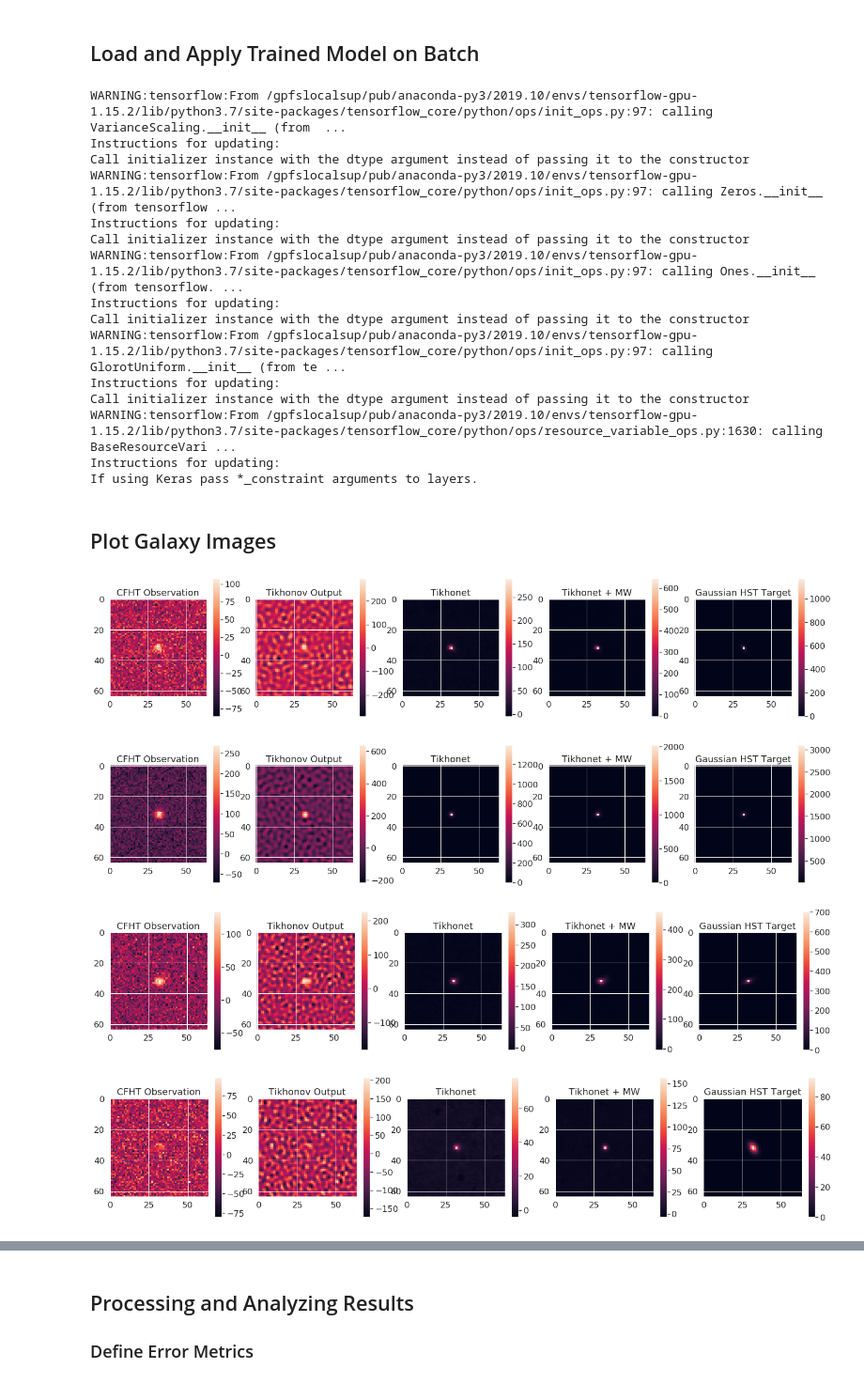
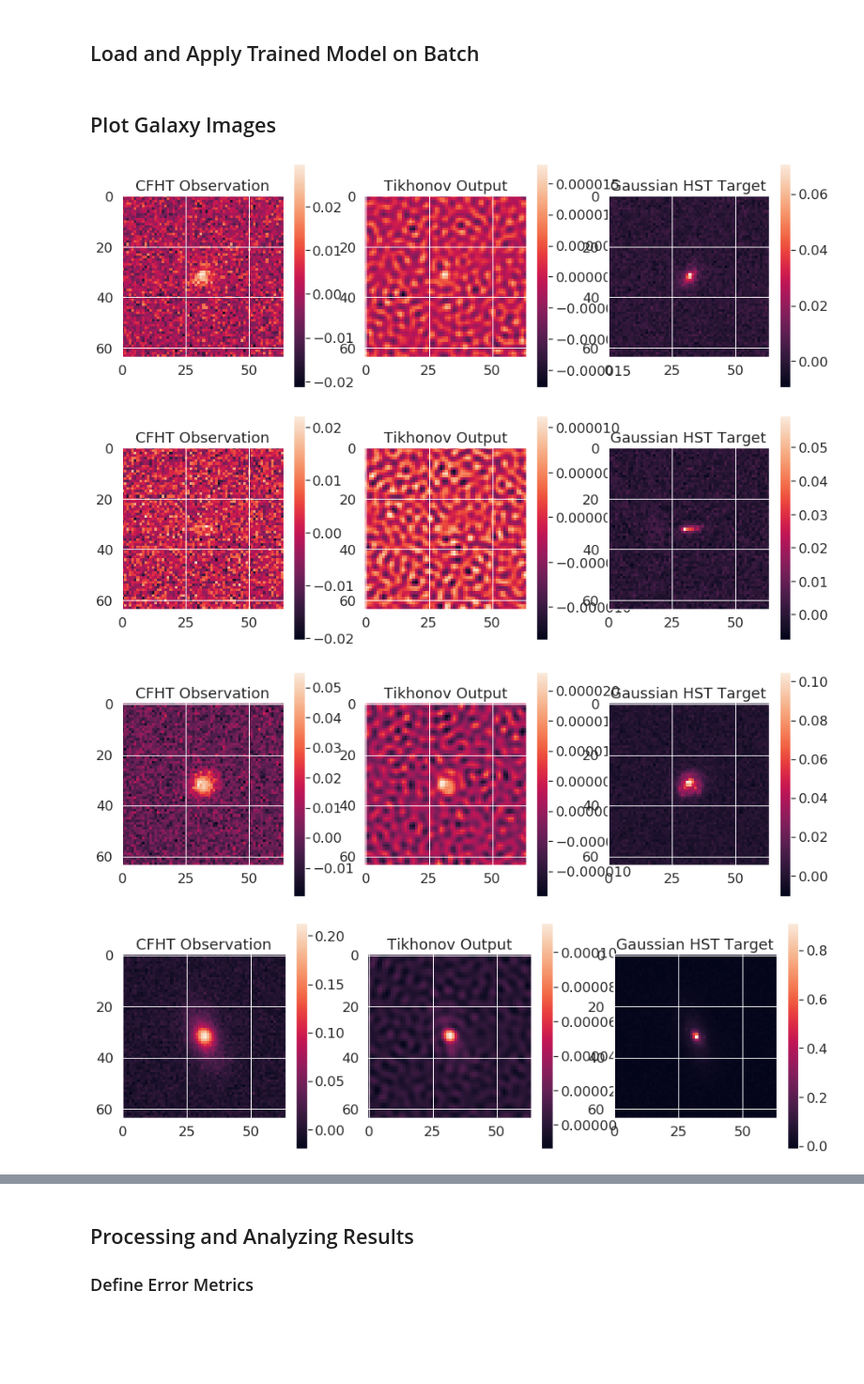
Before and after one commit to CosmoStat/ShapeDeconv, a Jupyter notebook: notebooks/UNET_Evaluation/extract_cfht_data.ipynb, the cells around one changed output, grey strips where cells are left out. Shown at 94% size. Cells and saved outputs as stored; diff of their text form; code cells hidden in the pictures; blank space fills up the shorter version.

```diff
--- a/notebooks/UNET_Evaluation/extract_cfht_data.ipynb
+++ b/notebooks/UNET_Evaluation/extract_cfht_data.ipynb
@@ -154,6 +154,10 @@ def pre_proc_unet(dico):
     dico['inputs_noiseless'] = tf.identity(dico['inputs'])
     noise = tf.random_normal(shape=tf.shape(dico['inputs']), mean=0.0, stddev=sigma_cfht, dtype=tf.float32)
     dico['inputs'] = dico['inputs'] + noise
+    # Normalize the Unet inputs to improve the training
+    norm_factor = 4e3
+    dico['inputs'] = dico['inputs']/norm_factor
+    dico['targets'] = dico['targets']/norm_factor
 
     # Second, we interpolate the image on a finer grid
     x_interpolant=tf.image.ResizeMethod.BICUBIC
@@ -177,7 +181,6 @@ def pre_proc_unet(dico):
     # inputs are given in K space
     # the output is in the direct space
     dico['inputs_tikho'] = gf.kconvolve(dico['inputs_tikho'], psf_hst,zero_padding_factor=1,interp_factor=interp_factor)
-    dico['inputs_tikho'] = dico['inputs_tikho'][0,...]
 
     return dico
 # %% [markdown]
@@ -185,8 +188,8 @@ def pre_proc_unet(dico):
 # %%
 # Let's create an instance of the hsc_problem
 Modes = tf.estimator.ModeKeys
-problem128 = problems.problem('attrs2img_cosmos_parametric_cfht2hst')
-dset = problem128.dataset(Modes.EVAL, data_dir=data_path+'attrs2img_cosmos_parametric_cfht2hst/')
+problem128 = problems.problem('attrs2img_cosmos_cfht2hst')
+dset = problem128.dataset(Modes.EVAL, data_dir=data_path+'attrs2img_cosmos_cfht2hst/')
 dset = dset.repeat()
 dset = dset.map(pre_proc_unet)
 
@@ -234,73 +237,40 @@ Use `for ... in dataset:` to iterate over a dataset. If using `tf.estimator`, re
 # %% [markdown]
 ## Load and Apply Trained Model on Batch
 # %%
-model_name = 'tikhonet_None-constraint_scales-4_steps-625_epochs-10_growth_rate-12_batch_size-128_activationfunction-relu'
-# mw: multi-window shape constraint
-model_mw_name = 'tikhonet_multi-constraint_scales-4_gamma-1.0_shearlet-3_steps-625_epochs-10_growth_rate-12_batch_size-128_activationfunction-relu'
-model = tf.keras.models.load_model(model_dir+model_name, compile=False)
-model_mw = tf.keras.models.load_model(model_dir+model_mw_name, compile=False)
-res = model(batch['inputs_tikho'])
-res_np = tf.keras.backend.eval(res)[...,0]
-res_mw = model_mw(batch['inputs_tikho'])
-res_mw_np = tf.keras.backend.eval(res_mw)[...,0]
-
 for key in ['inputs', 'psf_hst', 'targets', 'psf_cfht', 'inputs_cfht', 'inputs_tikho']:
     batch[key] = batch[key][...,0]
 
 # generate the psfs in the spatial domain
-psf_hst = np.fft.ifftshift(np.fft.irfft2(batch['psf_hst'][0]))
-psf_tile_cfht = np.array([np.fft.ifftshift(np.fft.irfft2(p)) for p in batch['psf_cfht']])
+shape = batch['inputs'].shape[1:]
+psf_hst = np.fft.ifftshift(np.fft.irfft2(batch['psf_hst'][0], s=shape))
+psf_tile_cfht = np.array([np.fft.ifftshift(np.fft.irfft2(p, s=shape)) for p in batch['psf_cfht']])
 # make psf tiles
 psf_tile_hst = np.repeat(psf_hst[np.newaxis, :, :], k_batch*n_batch, axis=0)
 # psf_tile_cfht = np.repeat(psf_cfht[np.newaxis, :, :], k_batch*n_batch, axis=0)
-# %% [output]
-WARNING:tensorflow:From /gpfslocalsup/pub/anaconda-py3/2019.10/envs/tensorflow-gpu-1.15.2/lib/python3.7/site-packages/tensorflow_core/python/ops/init_ops.py:97: calling VarianceScaling.__init__ (from  ...
-Instructions for updating:
-Call initializer instance with the dtype argument instead of passing it to the constructor
-WARNING:tensorflow:From /gpfslocalsup/pub/anaconda-py3/2019.10/envs/tensorflow-gpu-1.15.2/lib/python3.7/site-packages/tensorflow_core/python/ops/init_ops.py:97: calling Zeros.__init__ (from tensorflow ...
-Instructions for updating:
-Call initializer instance with the dtype argument instead of passing it to the constructor
-WARNING:tensorflow:From /gpfslocalsup/pub/anaconda-py3/2019.10/envs/tensorflow-gpu-1.15.2/lib/python3.7/site-packages/tensorflow_core/python/ops/init_ops.py:97: calling Ones.__init__ (from tensorflow. ...
-Instructions for updating:
-Call initializer instance with the dtype argument instead of passing it to the constructor
-WARNING:tensorflow:From /gpfslocalsup/pub/anaconda-py3/2019.10/envs/tensorflow-gpu-1.15.2/lib/python3.7/site-packages/tensorflow_core/python/ops/init_ops.py:97: calling GlorotUniform.__init__ (from te ...
-Instructions for updating:
-Call initializer instance with the dtype argument instead of passing it to the constructor
-WARNING:tensorflow:From /gpfslocalsup/pub/anaconda-py3/2019.10/envs/tensorflow-gpu-1.15.2/lib/python3.7/site-packages/tensorflow_core/python/ops/resource_variable_ops.py:1630: calling BaseResourceVari ...
-Instructions for updating:
-If using Keras pass *_constraint arguments to layers.
 # %% [markdown]
 ## Plot Galaxy Images
 # %%
 # set seaborn theme and style
 sns.set_theme()
 sns.set_context("notebook", font_scale=1.5, rc={"lines.linewidth": 2.5})
 
 for i in range(5):#n_batch):
-    plt.figure(33,figsize=(25,5))
-    plt.subplot(151)
+    plt.figure(33,figsize=(15,5))
+    plt.subplot(131)
     plt.imshow(batch['inputs'][i])
     plt.title('CFHT Observation')
     plt.colorbar()
-    plt.subplot(152)
+    plt.subplot(132)
     plt.imshow(batch['inputs_tikho'][i])
     plt.title('Tikhonov Output')
     plt.colorbar()
-    plt.subplot(153)
-    plt.imshow(res_np[i])
-    plt.title('Tikhonet')
-    plt.colorbar()
-    plt.subplot(154)
-    plt.imshow(res_mw_np[i])
-    plt.title('Tikhonet + MW')
-    plt.colorbar()
-    plt.subplot(155)
+    plt.subplot(133)
     plt.imshow(batch['targets'][i])
     plt.title('Gaussian HST Target')
     plt.colorbar()
     plt.show()
 # %% [output]
-[figure, old version]
+[figure, new version]
-[figure, old version]
+[figure, new version]
-[figure, old version]
+[figure, new version]
-[figure, old version]
+[figure, new version]
```
Also changed, not shown: parts of 22 cells of this notebook, 7 other files.
